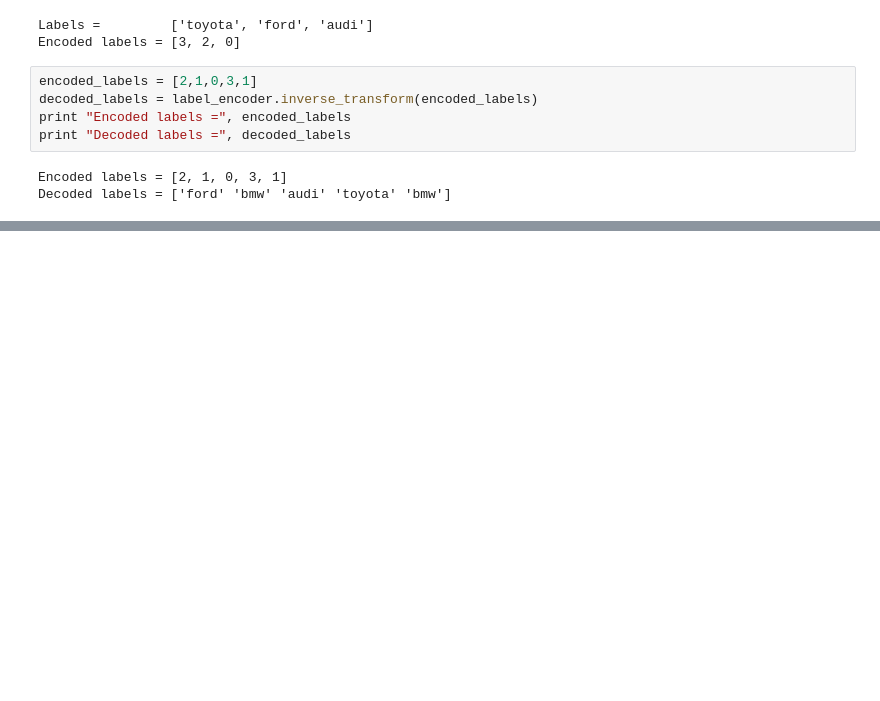
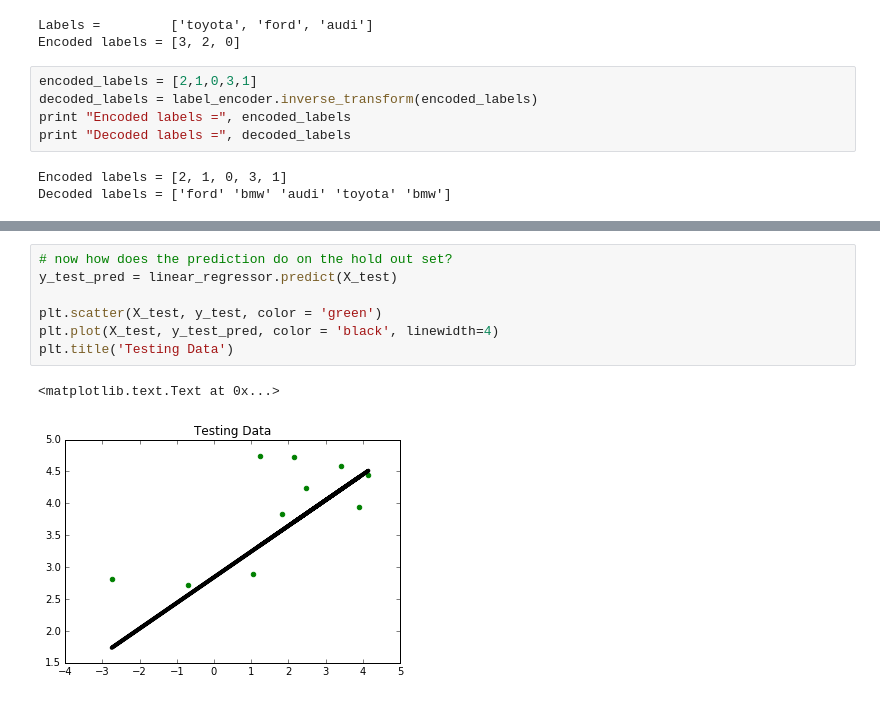
Before and after one commit to bergsfam/ml-projects, a Jupyter notebook: data_analysis/1_Supervised_Learning.ipynb, the cells around one changed output, grey strips where cells are left out. Saved outputs shown, nothing was run; the diff lists cells and outputs as text; blank space fills up the shorter version.

```diff
--- a/data_analysis/1_Supervised_Learning.ipynb
+++ b/data_analysis/1_Supervised_Learning.ipynb
@@ -95,0 +145,10 @@ Decoded labels = ['ford' 'bmw' 'audi' 'toyota' 'bmw']
+# %%
+# now how does the prediction do on the hold out set?
+y_test_pred = linear_regressor.predict(X_test)
+
+plt.scatter(X_test, y_test, color = 'green')
+plt.plot(X_test, y_test_pred, color = 'black', linewidth=4)
+plt.title('Testing Data')
+# %% [output]
+<matplotlib.text.Text at 0x...>
+[figure, added]
```
Also changed, not shown: parts of 20 cells of this notebook.
